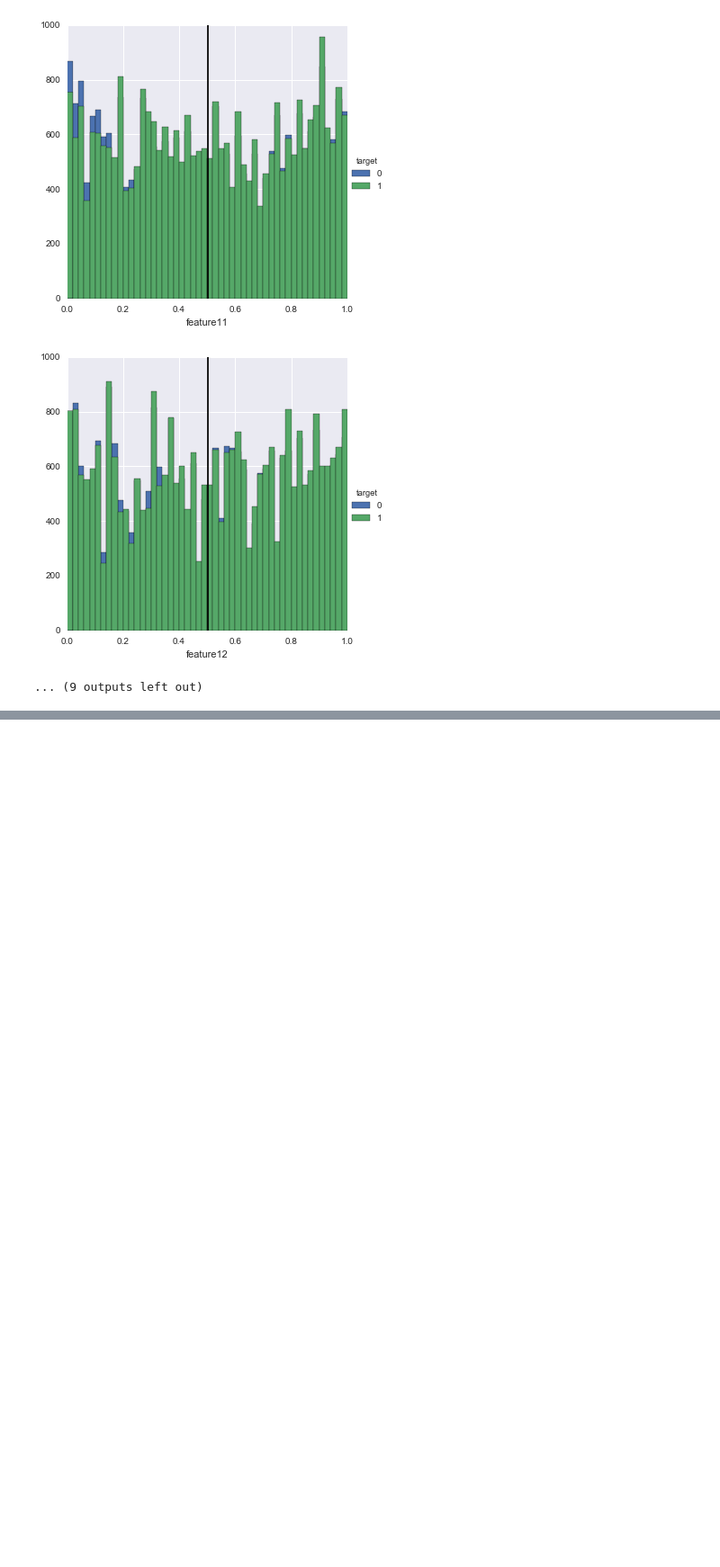
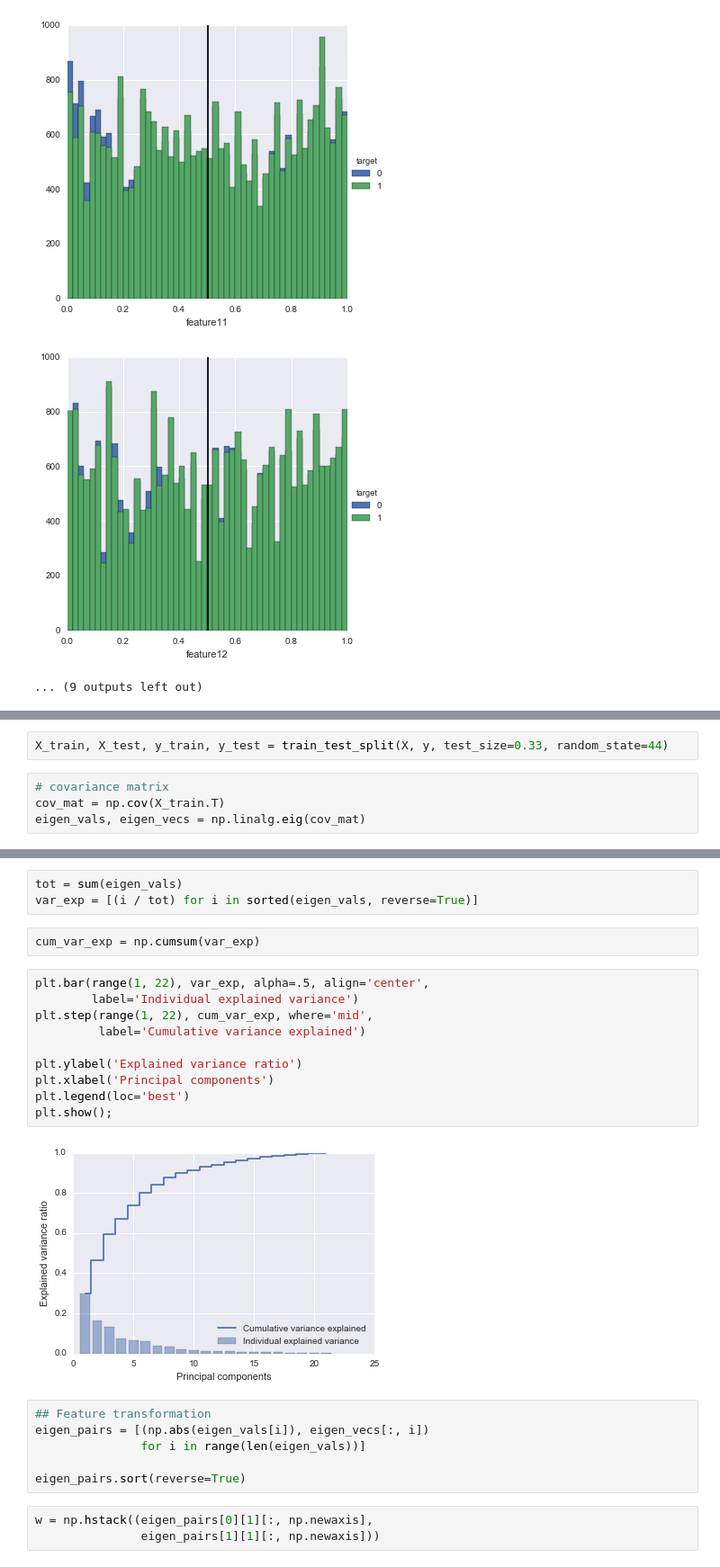
Before and after one commit to numb3r33/numer.ai, a Jupyter notebook: notebooks/Numer.ai - Round-4 - Exploratory Data Analysis.ipynb, the cells around one changed output, grey strips where cells are left out. Shown at 90% size. Cells and saved outputs as stored; diff of their text form; blank space fills up the shorter version.

```diff
--- a/notebooks/Numer.ai - Round-4 - Exploratory Data Analysis.ipynb
+++ b/notebooks/Numer.ai - Round-4 - Exploratory Data Analysis.ipynb
@@ -84,0 +131,6 @@ for f in features:
+# %%
+X_train, X_test, y_train, y_test = train_test_split(X, y, test_size=0.33, random_state=44)
+# %%
+# covariance matrix
+cov_mat = np.cov(X_train.T)
+eigen_vals, eigen_vecs = np.linalg.eig(cov_mat)
@@ -84,0 +145,26 @@ for f in features:
+# %%
+tot = sum(eigen_vals)
+var_exp = [(i / tot) for i in sorted(eigen_vals, reverse=True)]
+# %%
+cum_var_exp = np.cumsum(var_exp)
+# %%
+plt.bar(range(1, 22), var_exp, alpha=.5, align='center',
+        label='Individual explained variance')
+plt.step(range(1, 22), cum_var_exp, where='mid',
+         label='Cumulative variance explained')
+
+plt.ylabel('Explained variance ratio')
+plt.xlabel('Principal components')
+plt.legend(loc='best')
+plt.show();
+# %% [output]
+[figure, added]
+# %%
+## Feature transformation
+eigen_pairs = [(np.abs(eigen_vals[i]), eigen_vecs[:, i])
+               for i in range(len(eigen_vals))]
+
+eigen_pairs.sort(reverse=True)
+# %%
+w = np.hstack((eigen_pairs[0][1][:, np.newaxis],
+               eigen_pairs[1][1][:, np.newaxis]))
```
Also changed, not shown: parts of 16 cells of this notebook, 1 other file.
